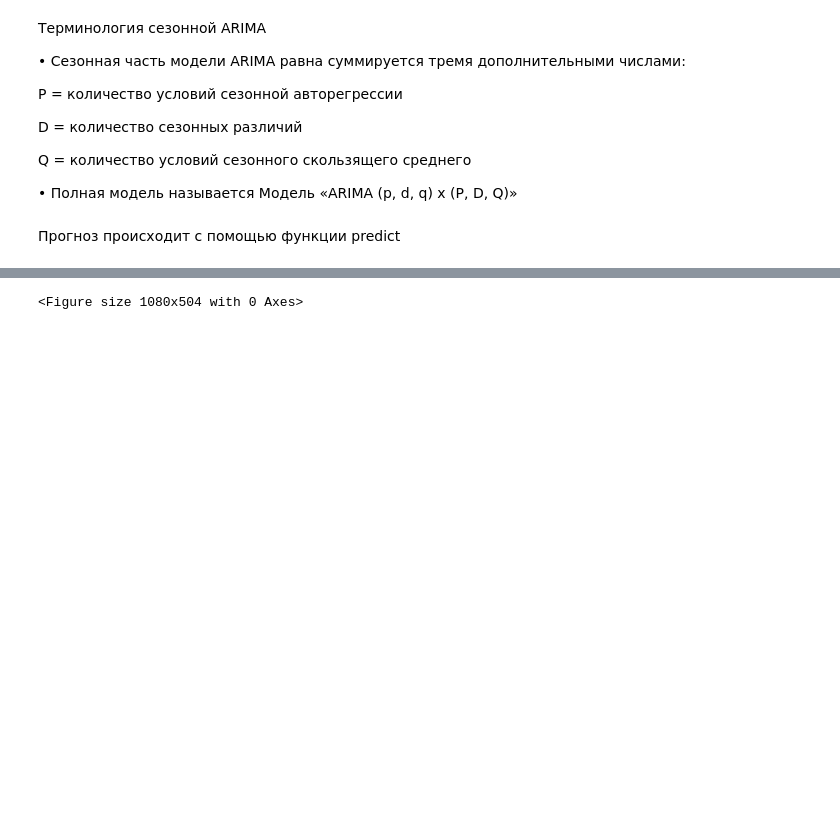
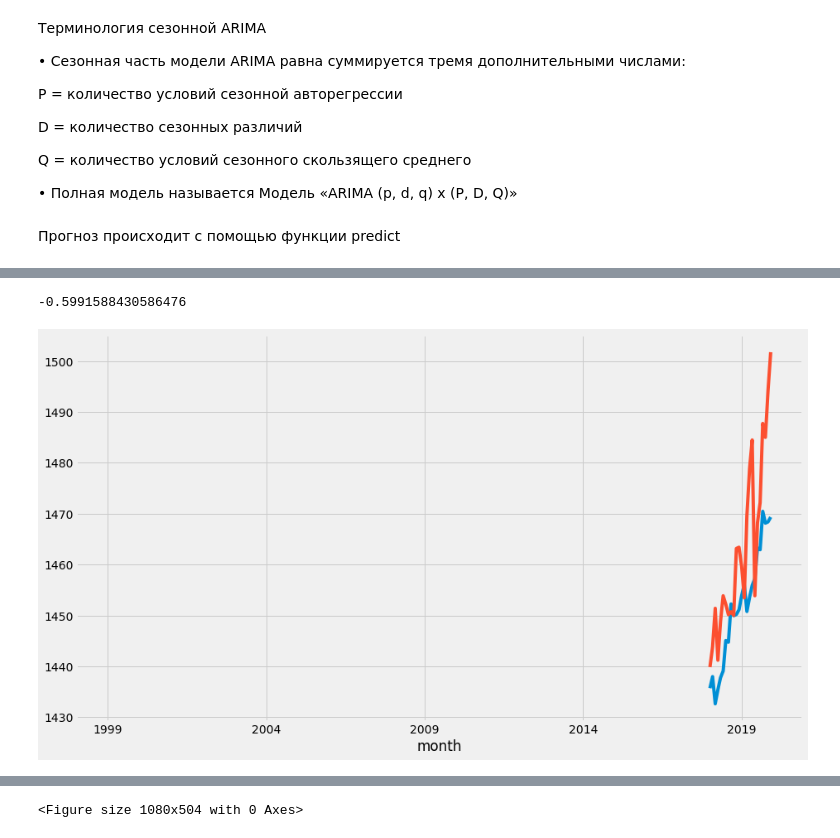
Before and after one commit to Alexbotduglas/Practice-2020, a Jupyter notebook: SARIMA_TRASH.ipynb, the cells around one changed output, grey strips where cells are left out. Saved outputs shown, nothing was run; the diff lists cells and outputs as text; code cells hidden in the pictures; blank space fills up the shorter version.

```diff
--- a/SARIMA_TRASH.ipynb
+++ b/SARIMA_TRASH.ipynb
@@ -466,3 +472,10 @@ from sklearn.model_selection import TimeSeriesSplit
+# %%
+df2.forecast.plot()
+df3.id.plot()
+r2_score(df2.forecast[240:263],df3.id[:23])
+# %% [output]
+-0.5991588430586476
+[figure, added]
 # %%
 #y = df.id
 #X = df
```
Also changed, not shown: parts of 39 cells of this notebook.
